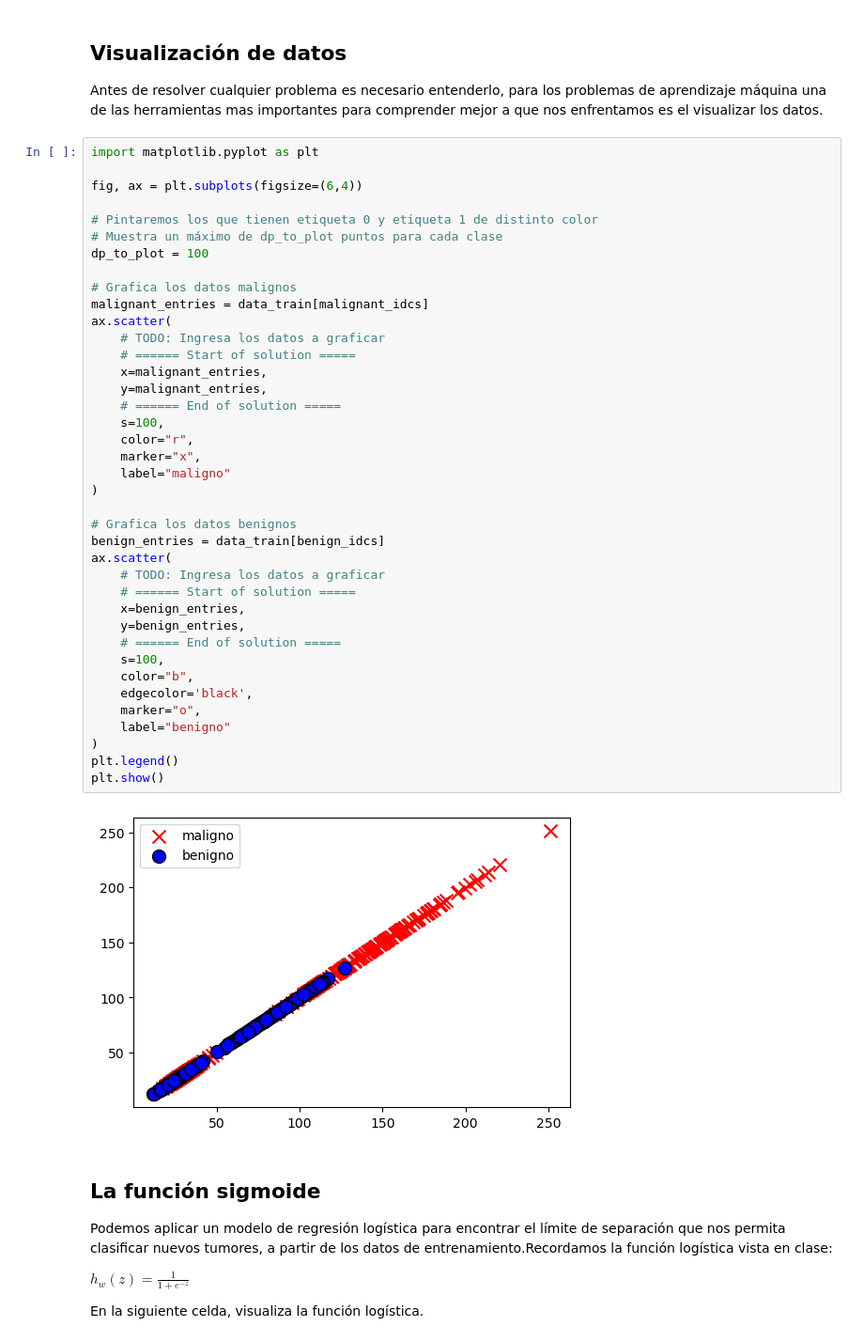
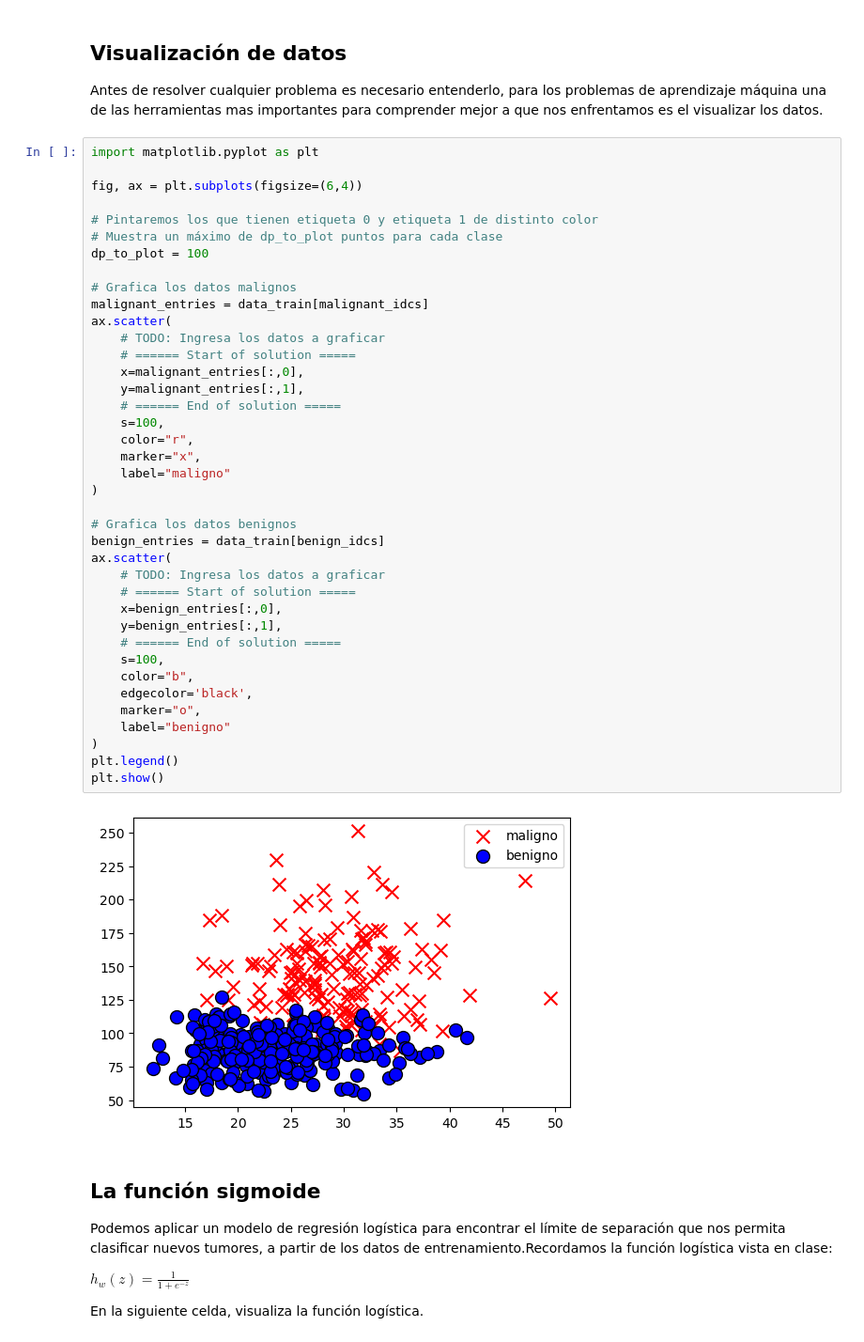
Before and after one commit to jorgeibarra17/SI23_TRIPLEA, a Jupyter notebook: ejercicio_2-LogisticReg/ejercicio_2.ipynb, the cells around one changed output. Shown at 94% size. Saved outputs shown, nothing was run; the diff lists cells and outputs as text.

```diff
--- a/ejercicio_2-LogisticReg/ejercicio_2.ipynb
+++ b/ejercicio_2-LogisticReg/ejercicio_2.ipynb
@@ -354,38 +341,38 @@ fig, ax = plt.subplots(figsize=(6,4))
 # Muestra un máximo de dp_to_plot puntos para cada clase
 dp_to_plot = 100
 
 # Grafica los datos malignos
 malignant_entries = data_train[malignant_idcs]
 ax.scatter(
     # TODO: Ingresa los datos a graficar
     # ====== Start of solution =====
-    x=malignant_entries,
-    y=malignant_entries,
+    x=malignant_entries[:,0],
+    y=malignant_entries[:,1],
     # ====== End of solution =====
     s=100,
     color="r",
     marker="x",
     label="maligno"
 )
 
 # Grafica los datos benignos
 benign_entries = data_train[benign_idcs]
 ax.scatter(
     # TODO: Ingresa los datos a graficar
     # ====== Start of solution =====
-    x=benign_entries,
-    y=benign_entries,
+    x=benign_entries[:,0],
+    y=benign_entries[:,1],
     # ====== End of solution =====
     s=100,
     color="b",
     edgecolor='black',
     marker="o",
     label="benigno"
 )
 plt.legend()
 plt.show()
 # %% [output]
-[figure, old version]
+[figure, new version]
 # %% [markdown]
 ## La función sigmoide
 Podemos aplicar un modelo de regresión logística para encontrar el límite de separación que nos permita clasificar nuevos tumores, a partir de los datos de entrenamiento.Recordamos la función logística vista en clase:
```
Also changed, not shown: parts of 5 cells of this notebook.
